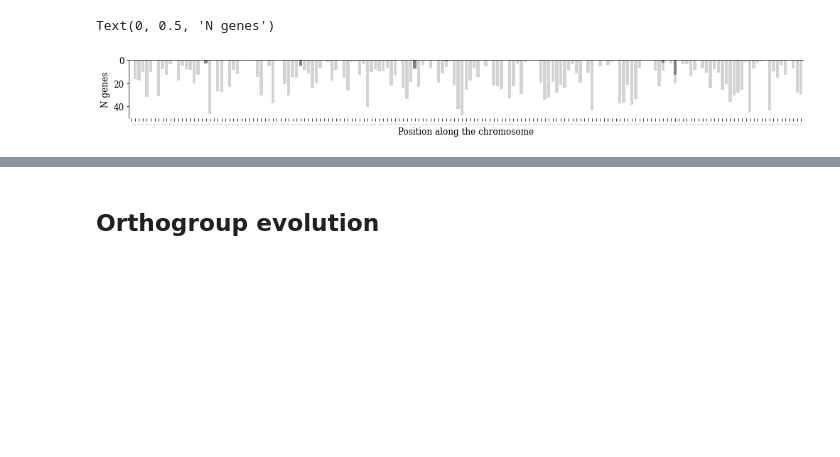
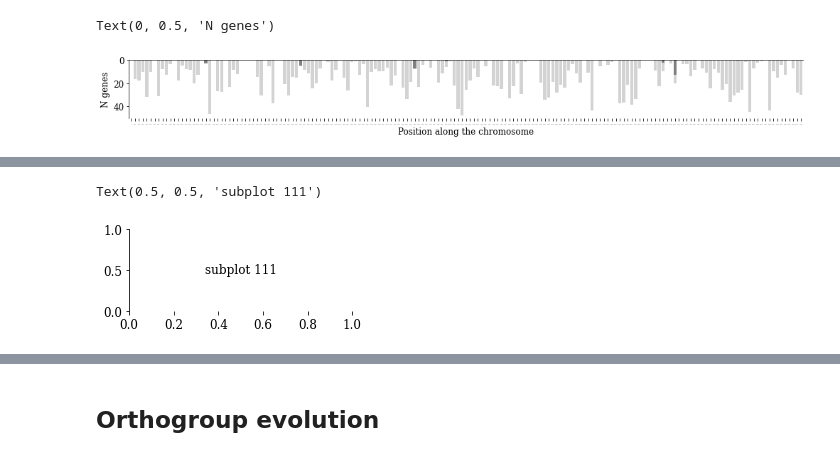
Before and after one commit to DaSh-bash/GenomeVanessa, a Jupyter notebook: Figures/VanessaGenomeFigures.ipynb, the cells around one changed output, grey strips where cells are left out. Saved outputs shown, nothing was run; the diff lists cells and outputs as text; code cells hidden in the pictures; blank space fills up the shorter version.

```diff
--- a/Figures/VanessaGenomeFigures.ipynb
+++ b/Figures/VanessaGenomeFigures.ipynb
@@ -646,0 +703,9 @@ Text(0, 0.5, 'N genes')
+# %%
+import matplotlib.pyplot as plt
+fig = plt.figure()
+coord = 111
+plt.subplot(coord)
+plt.annotate('subplot ' + str(coord), xy = (0.5, 0.5), va = 'center', ha = 'center')
+# %% [output]
+Text(0.5, 0.5, 'subplot 111')
+[figure, added]
```
Also changed, not shown: parts of 13 cells of this notebook.
